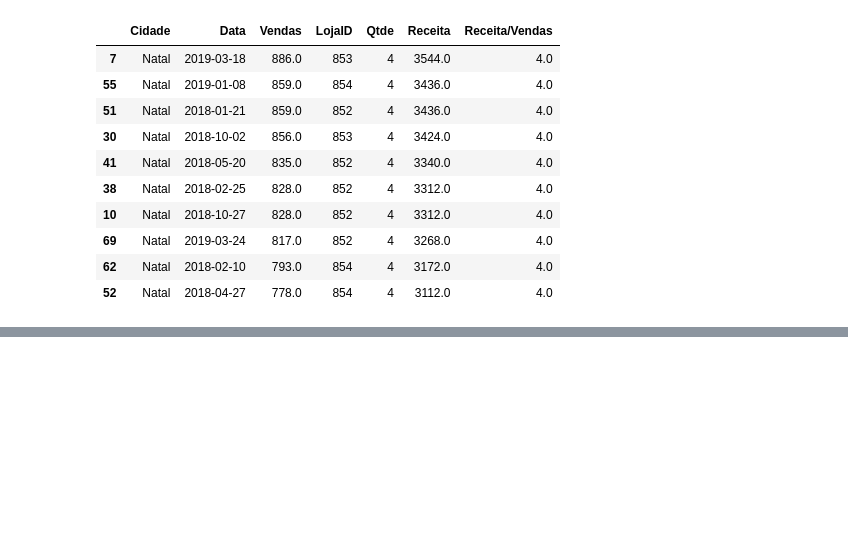
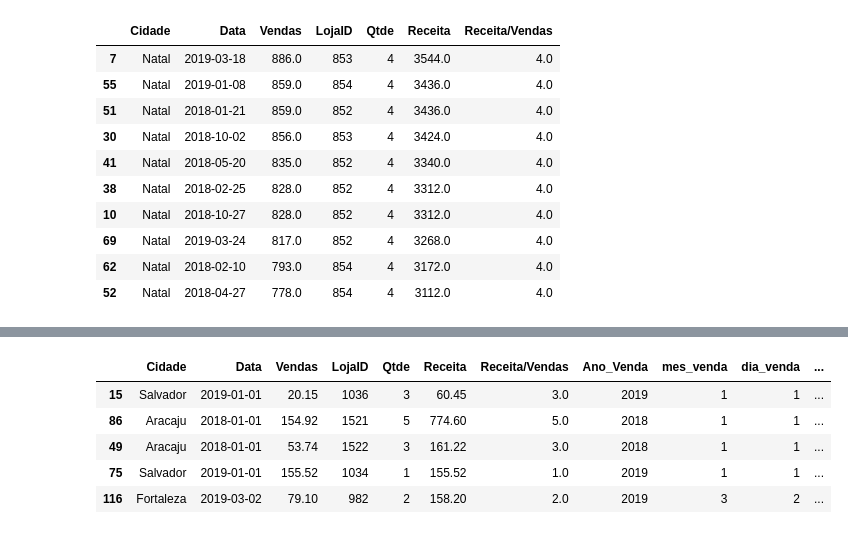
Before and after one commit to angelacpd/etl-dio, a Jupyter notebook: Working_With_Excel.ipynb, the cells around one changed output, grey strips where cells are left out. Cells and saved outputs as stored; diff of their text form; code cells hidden in the pictures; blank space fills up the shorter version.

```diff
--- a/Working_With_Excel.ipynb
+++ b/Working_With_Excel.ipynb
@@ -179,0 +281,11 @@ df.sort_values("Receita", ascending=False).head(10)
+# %%
+# Filter vendas from March 2019
+vendas_marco_19 = df.loc[(df["Data"].dt.year == 2019) & (df["Data"].dt.month ==3)]
+df.sample(5)
+# %% [output]
+|  | Cidade | Data | Vendas | LojaID | Qtde | Receita | Receita/Vendas | Ano_Venda | mes_venda | dia_venda | ... |
+| 15 | Salvador | 2019-01-01 | 20.15 | 1036 | 3 | 60.45 | 3.0 | 2019 | 1 | 1 | ... |
+| 86 | Aracaju | 2018-01-01 | 154.92 | 1521 | 5 | 774.60 | 5.0 | 2018 | 1 | 1 | ... |
+| 49 | Aracaju | 2018-01-01 | 53.74 | 1522 | 3 | 161.22 | 3.0 | 2018 | 1 | 1 | ... |
+| 75 | Salvador | 2019-01-01 | 155.52 | 1034 | 1 | 155.52 | 1.0 | 2019 | 1 | 1 | ... |
+| 116 | Fortaleza | 2019-03-02 | 79.10 | 982 | 2 | 158.20 | 2.0 | 2019 | 3 | 2 | ... |
```
Also changed, not shown: parts of 10 cells of this notebook.
